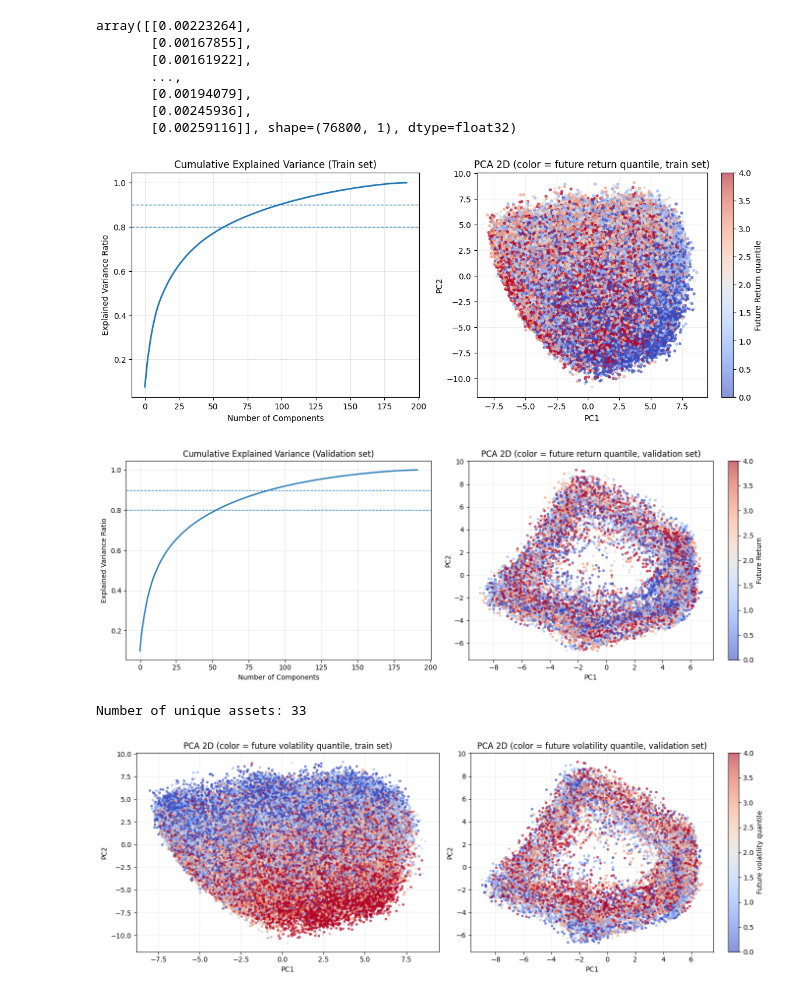
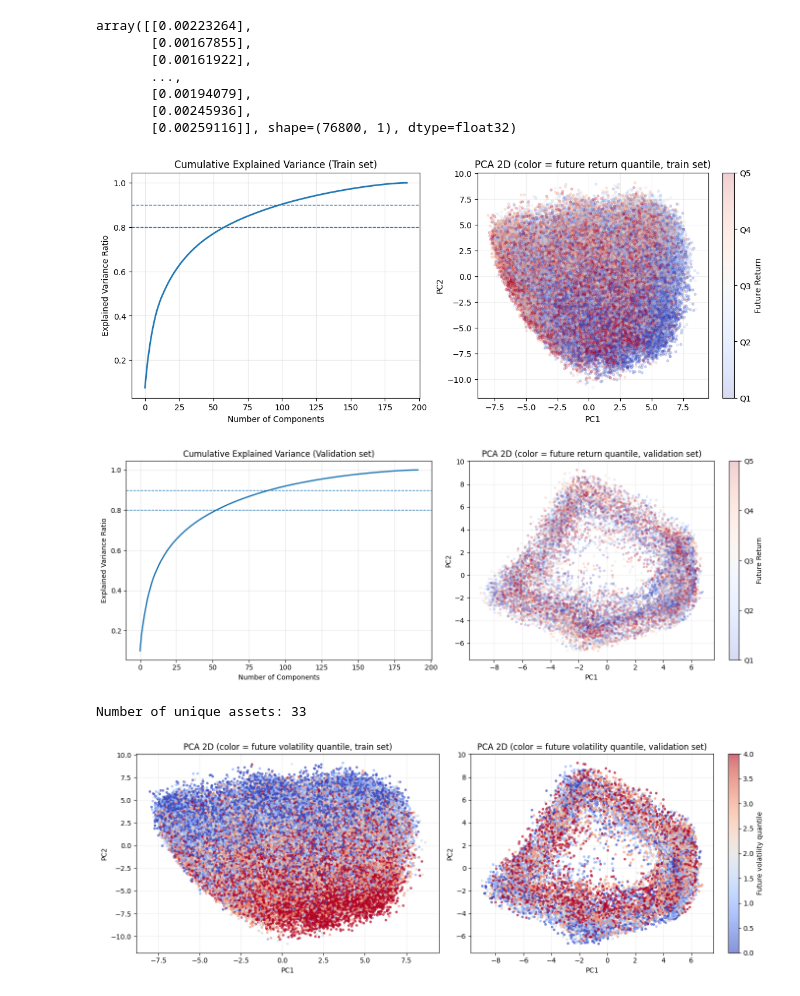
Before and after one commit to Olba147/DrlPpoTransformer, a Jupyter notebook: notebooks/jepa_embedding_analysis2.ipynb, the cells around one changed output. Saved outputs shown, nothing was run; the diff lists cells and outputs as text; code cells hidden in the pictures.

```diff
--- a/notebooks/jepa_embedding_analysis2.ipynb
+++ b/notebooks/jepa_embedding_analysis2.ipynb
@@ -351,18 +351,21 @@ reg_rmse = math.sqrt(mean_squared_error(y_ret_test, pred_reg))
 
 # 2) Direction probe: 3 classes from train quantiles(down/flat/up)
 print('2) Direction probe: 3 classes from train quantiles (down/flat/up)')
-q1, q2 = np.quantile(y_ret, [1/3, 2/3])
+q1, q2, q3, q4 = np.quantile(y_ret, [1/5, 2/5, 3/5, 4/5])
 
-def to_3class(y, lo, hi):
+def to_5class(y, q1, q2, q3, q4):
     out = np.zeros_like(y, dtype=np.int64)
-    out[y > hi] = 2
-    out[(y >= lo) & (y <= hi)] = 1
+    out[y < q1] = 0
+    out[(y >= q1) & (y < q2)] = 1
+    out[(y >= q2) & (y < q3)] = 2
+    out[(y >= q3) & (y < q4)] = 3
+    out[y >= q4] = 4
     return out
 
-ytr_cls = to_3class(y_ret, q1, q2)
-yte_cls = to_3class(y_ret_test, q1, q2)
+ytr_cls = to_5class(y_ret, q1, q2, q3, q4)
+yte_cls = to_5class(y_ret_test, q1, q2, q3, q4)
 
-clf = LogisticRegression(max_iter=1000, random_state=SEED)
+clf = LogisticRegression(max_iter=100000, random_state=SEED)
 clf.fit(Xtr, ytr_cls)
 pred_cls = clf.predict(Xte)
 
@@ -418,20 +439,14 @@ axes[0].grid(alpha=0.3)
 y_ret_binned = pd.qcut(y_ret, 5, labels=False)
 y_vol_binned = pd.qcut(y_vol.squeeze(), 5, labels=False)
 
-sc = axes[1].scatter(Xtr_pca2[:, 0], Xtr_pca2[:, 1], c=y_ret_binned, s=8, alpha=0.6, cmap='coolwarm')
+sc = axes[1].scatter(Xtr_pca2[:, 0], Xtr_pca2[:, 1], c=y_ret_binned, s=8, alpha=0.2, cmap='coolwarm')
 axes[1].set_title('PCA 2D (color = future return quantile, train set)')
 axes[1].set_xlabel('PC1')
 axes[1].set_ylabel('PC2')
 axes[1].grid(alpha=0.2)
-plt.colorbar(sc, ax=axes[1], label='Future Return quantile')
-
-# fig, axes = plt.subplots(1, 2, figsize=(14, 5))
-# sc = axes[0].scatter(Xte_pca2[:, 0], Xte_pca2[:, 1], c=y_vol_binned, s=8, alpha=0.6, cmap='coolwarm')
-# axes[0].set_title('PCA 2D (color = future return quantile)')
-# axes[0].set_xlabel('PC1')
-# axes[0].set_ylabel('PC2')
-# axes[0].grid(alpha=0.2)
-# plt.colorbar(sc, ax=axes[0], label='Future Return quantile')
+cbar = plt.colorbar(sc, ax=axes[1], label='Future Return')
+cbar.set_ticks([0, 1, 2, 3, 4])
+cbar.set_ticklabels(['Q1', 'Q2', 'Q3', 'Q4', 'Q5'])
 
 
 
@@ -442,37 +457,42 @@ cum_var = np.cumsum(pca_full.explained_variance_ratio_)
 
 pca2 = PCA(n_components=2, random_state=SEED)
 Xte_pca2 = pca2.fit_transform(Xte)
 
 fig, axes = plt.subplots(1, 2, figsize=(14, 5))
 
 axes[0].plot(cum_var, lw=2)
 axes[0].axhline(0.8, ls='--', lw=1)
 axes[0].axhline(0.9, ls='--', lw=1)
 axes[0].set_title('Cumulative Explained Variance (Validation set)')
 axes[0].set_xlabel('Number of Components')
 axes[0].set_ylabel('Explained Variance Ratio')
 axes[0].grid(alpha=0.3)
+axes[1].grid(alpha=0.2)
+
 
 #divide the future return to 5 bins (so that each bin has same number of points)
 y_ret_test_binned = pd.qcut(y_ret_test, 5, labels=False)
 
-sc = axes[1].scatter(Xte_pca2[:, 0], Xte_pca2[:, 1], c=y_ret_test_binned, s=8, alpha=0.6, cmap='coolwarm')
+sc = axes[1].scatter(Xte_pca2[:, 0], Xte_pca2[:, 1], c=y_ret_test_binned, s=8, alpha=0.2, cmap='coolwarm')
 axes[1].set_title('PCA 2D (color = future return quantile, validation set)')
 axes[1].set_xlabel('PC1')
 axes[1].set_ylabel('PC2')
 axes[1].grid(alpha=0.2)
-plt.colorbar(sc, ax=axes[1], label='Future Return')
+cbar = plt.colorbar(sc, ax=axes[1], label='Future Return')
+cbar.set_ticks([0, 1, 2, 3, 4])
+cbar.set_ticklabels(['Q1', 'Q2', 'Q3', 'Q4', 'Q5'])
+
 
 
 plt.tight_layout()
 plt.show()
 
 # print number of unique assets
 asset_ids = np.unique(a_train)
 print(f'Number of unique assets: {len(asset_ids)}')
 # %% [output]
-[figure, old version]
+[figure, new version]
-[figure, old version]
+[figure, new version]
 Number of unique assets: 33
 # %%
 
```
Also changed, not shown: parts of 3 cells of this notebook, 3 other files.
